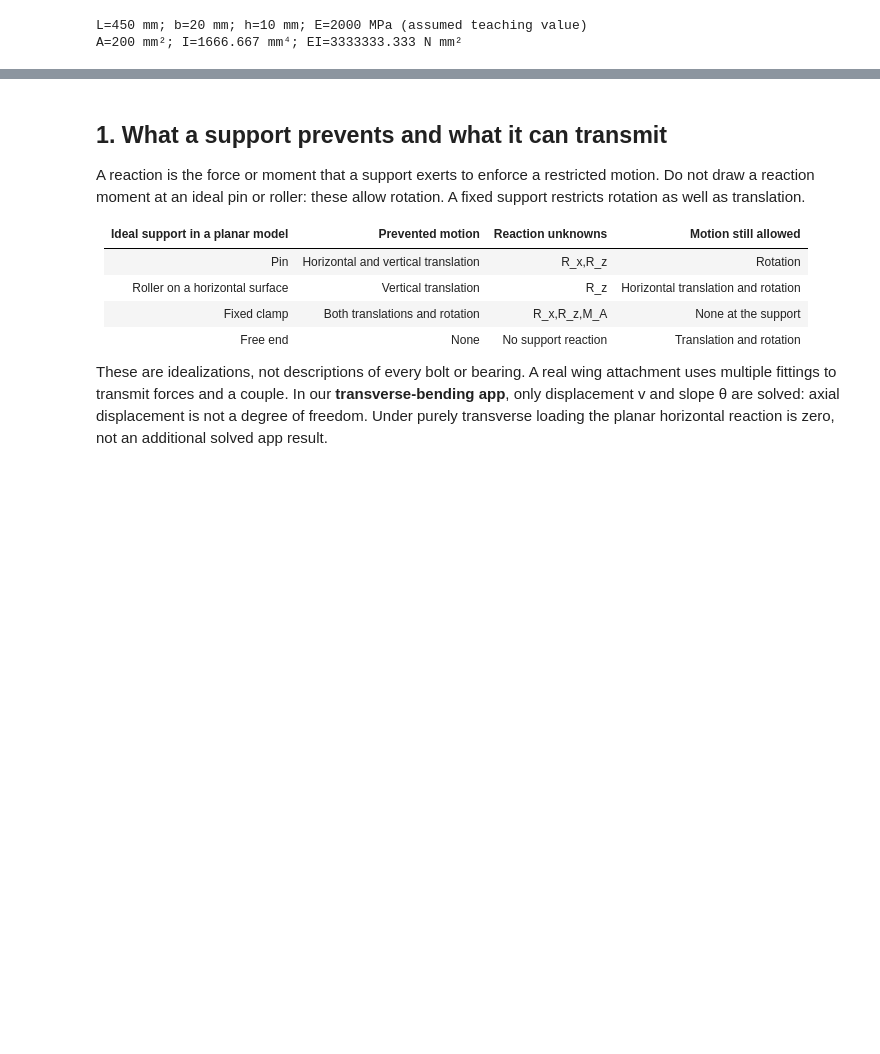
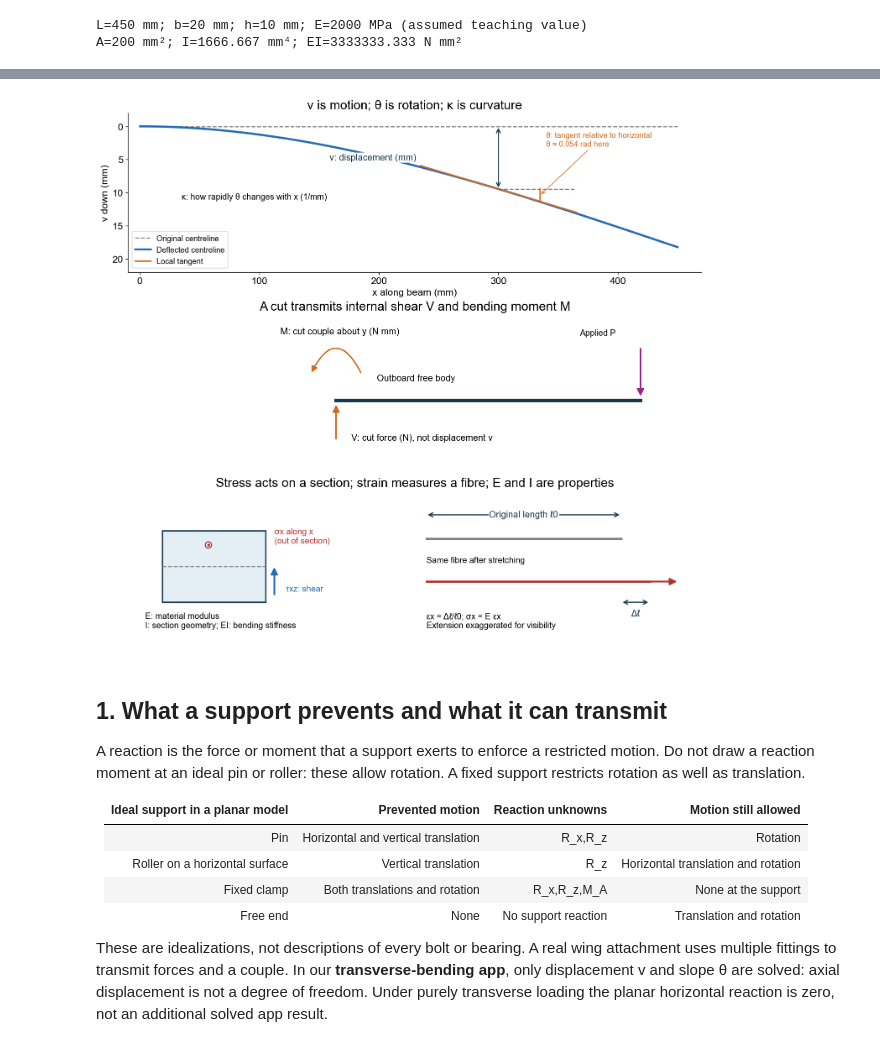
Before and after one commit to Ehsan-Roohi/Aerospace-Structures, a Jupyter notebook: notebooks/MIE446_Lecture_03_Beam_Reactions_Stress_and_Deflection.ipynb, the cells around one changed output, grey strips where cells are left out. Drawn from its saved outputs; the diff is of its cells as text; code cells hidden in the pictures; blank space fills up the shorter version.

```diff
--- a/notebooks/MIE446_Lecture_03_Beam_Reactions_Stress_and_Deflection.ipynb
+++ b/notebooks/MIE446_Lecture_03_Beam_Reactions_Stress_and_Deflection.ipynb
@@ -84,3 +125,52 @@ Use the figure first, then the equation, then the numerical substitution. A subs
+# %%
+#@title Figure 0B — motion, internal actions and stress are different quantities
+fig,axes=plt.subplots(3,1,figsize=(12,11),layout='constrained')
+ax=axes[0]
+xs=np.linspace(0,L,200); motion=P*xs**2*(3*L-xs)/(6*EI)
+ax.plot(xs,np.zeros_like(xs),'--',color='gray',label='Original centreline')
+ax.plot(xs,motion,color='#236bb4',lw=3,label='Deflected centreline')
+at=300.; vt=P*at**2*(3*L-at)/(6*EI); slope=P*at*(2*L-at)/(2*EI)
+ax.plot([at-65,at+65],[vt-65*slope,vt+65*slope],color='#d46a1f',lw=2,label='Local tangent')
+ax.plot([at,at+65],[vt,vt],'--',color='#777777',lw=1.5)
+aa=np.linspace(0,np.arctan(slope),50)
+ax.plot(at+35*np.cos(aa),vt+35*np.sin(aa),color='#d46a1f',lw=2)
+dimension(ax,(at,0),(at,vt),'v: displacement (mm)',(-105,0))
+ax.annotate('θ: tangent relative to horizontal\nθ ≈ 0.054 rad here',
+            xy=(at+35,vt+.95),xytext=(340,3),fontsize=11,color='#d46a1f',
+            arrowprops=dict(arrowstyle='->',color='#d46a1f'))
+ax.text(35,11,'κ: how rapidly θ changes with x (1/mm)',fontsize=12)
+ax.set(xlim=(-10,470),ylim=(-2,22),title='v is motion; θ is rotation; κ is curvature')
+ax.invert_yaxis();ax.set_xlabel('x along beam (mm)');ax.set_ylabel('v down (mm)');ax.legend(fontsize=11,loc='lower left')
+ax=axes[1]
+clean_beam(ax,'A cut transmits internal shear V and bending moment M')
+ax.lines[0].remove();ax.plot([150,L],[0,0],lw=5,color='#19394e')
+arrow(ax,(150,-30),(150,-2),'#d46a1f')
+ax.text(165,-30,'V: cut force (N), not displacement v',fontsize=13)
+ax.add_patch(FancyArrowPatch((175,20),(125,20),connectionstyle='arc3,rad=1',
+                            arrowstyle='-|>',mutation_scale=18,color='#d46a1f',lw=2))
+ax.text(95,50,'M: cut couple about y (N mm)',fontsize=13)
+arrow(ax,(L,40),(L,2));ax.text(390,49,'Applied P',fontsize=12)
+ax.text(190,15,'Outboard free body',fontsize=13)
+ax=axes[2];ax.set(xlim=(0,1),ylim=(0,1));ax.axis('off')
+ax.set_title('Stress acts on a section; strain measures a fibre; E and I are properties')
+ax.add_patch(Rectangle((.06,.30),.18,.45,facecolor='#e3eef5',edgecolor='#19394e',lw=2))
+ax.plot([.06,.24],[.525,.525],'--',color='gray')
+ax.scatter([.14],[.66],s=80,facecolors='none',edgecolors='#b1322e',linewidths=1.5)
+ax.plot(.14,.66,'.',color='#b1322e')
+ax.text(.255,.67,'σx along x\n(out of section)',fontsize=12,color='#b1322e')
+arrow(ax,(.255,.34),(.255,.53),'#236bb4')
+ax.text(.275,.37,'τxz: shear',fontsize=12,color='#236bb4')
+ax.text(.03,.14,'E: material modulus\nI: section geometry; EI: bending stiffness',fontsize=12)
+ax.plot([.52,.86],[.70,.70],color='gray',lw=3)
+ax.plot([.52,.91],[.43,.43],color='#b1322e',lw=3)
+dimension(ax,(.52,.85),(.86,.85),'Original length ℓ0')
+dimension(ax,(.86,.30),(.91,.30),'Δℓ',(0,-.07))
+arrow(ax,(.91,.43),(.96,.43),'#b1322e')
+ax.text(.52,.55,'Same fibre after stretching',fontsize=12)
+ax.text(.52,.14,'εx = Δℓ/ℓ0; σx = E εx\nExtension exaggerated for visibility',fontsize=12)
+plt.show()
+# %% [output]
+[figure, added]
 # %% [markdown]
 ## 1. What a support prevents and what it can transmit
 
```
Also changed, not shown: parts of 9 cells of this notebook, 5 other files.
